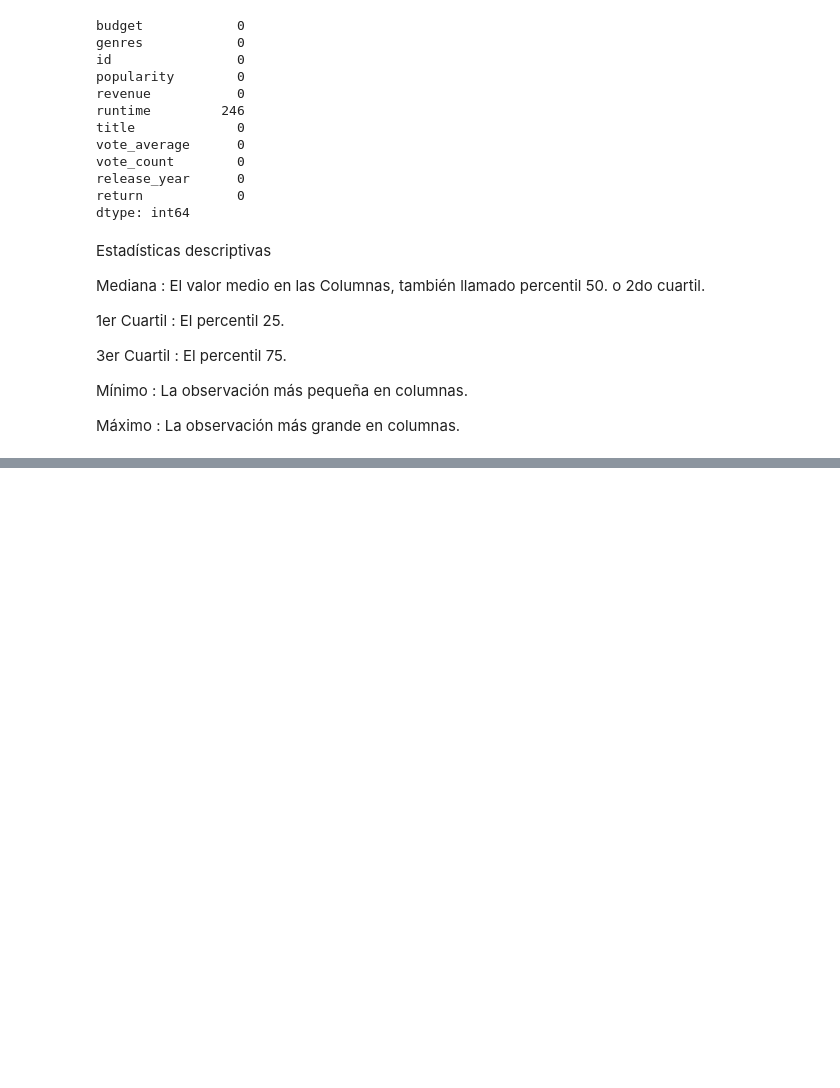
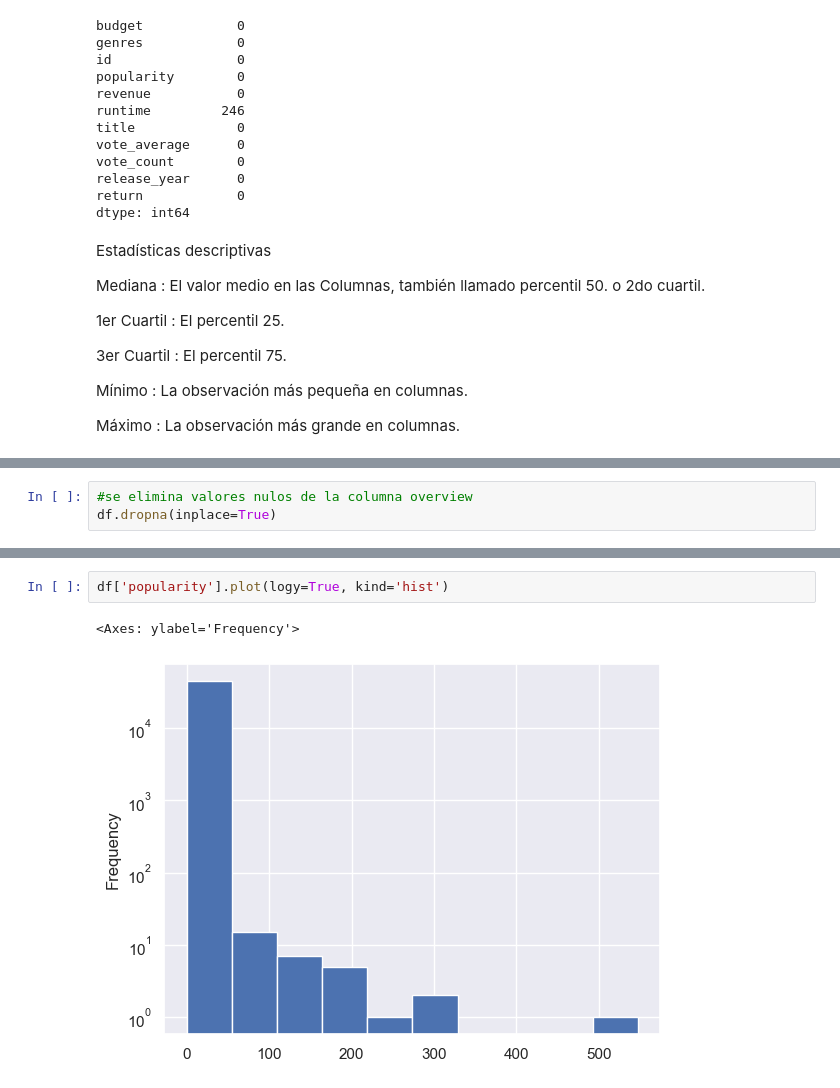
Before and after one commit to 38215290/Proyecto_Peliculas, a Jupyter notebook: EDA.ipynb, the cells around one changed output, grey strips where cells are left out. Cells and saved outputs as stored; diff of their text form; blank space fills up the shorter version.

```diff
--- a/EDA.ipynb
+++ b/EDA.ipynb
@@ -94,3 +95,6 @@ df.describe(include='all')
 | 50% | 0.000000e+00 | NaN | 59871.000000 | 1.131386 | 0.000000e+00 | 95.000000 | NaN | 6.000000 | 10.000000 | ... |
 | 75% | 0.000000e+00 | NaN | 156327.500000 | 3.694370 | 0.000000e+00 | 107.000000 | NaN | 6.800000 | 34.000000 | ... |
 | max | 3.800000e+08 | NaN | 469172.000000 | 547.488298 | 2.787965e+09 | 1256.000000 | NaN | 10.000000 | 14075.000000 | ... |
+# %%
+#se elimina valores nulos de la columna overview
+df.dropna(inplace=True)
@@ -96,0 +136,5 @@ df.describe(include='all')
+# %%
+df['popularity'].plot(logy=True, kind='hist')
+# %% [output]
+<Axes: ylabel='Frequency'>
+[figure, added]
```
Also changed, not shown: parts of 18 cells of this notebook, 1 other file.
